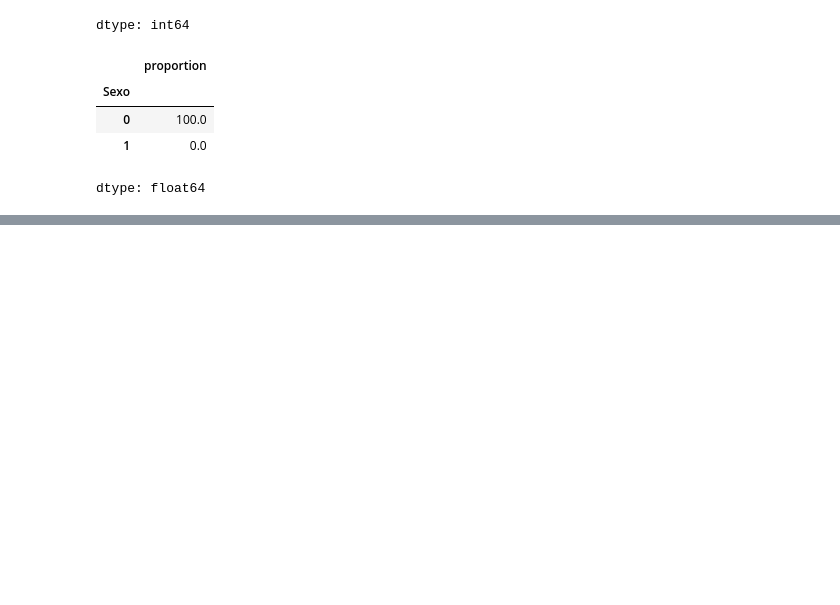
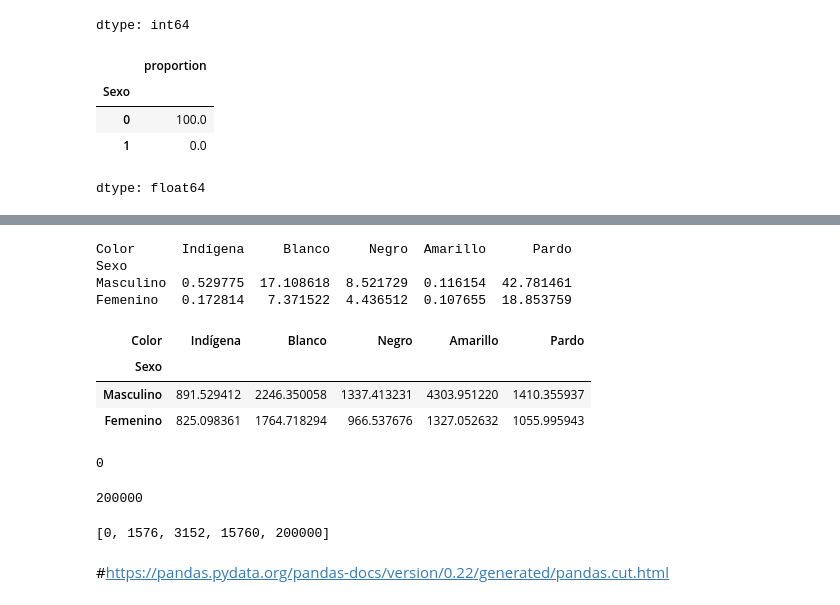
Before and after one commit to RuthJimenez309/_Python_Estadastica_, a Jupyter notebook: _Python_Estadastica.ipynb, the cells around one changed output, grey strips where cells are left out. Drawn from its saved outputs; the diff is of its cells as text; code cells hidden in the pictures; blank space fills up the shorter version.

```diff
--- a/_Python_Estadastica.ipynb
+++ b/_Python_Estadastica.ipynb
@@ -119,0 +192,39 @@ dtype: float64
+# %%
+# Diccionarios para que los resultados se entiendan
+sexo = {0: 'Masculino', 1: 'Femenino'}
+color = {0: 'Indígena', 2: 'Blanco', 4: 'Negro', 6: 'Amarillo', 8: 'Pardo'}
+
+# Crear una tabla de frecuencias (Cruce de variables)
+frecuencia = pd.crosstab(datos.Sexo, datos.Color)
+frecuencia.rename(index = sexo, columns = color, inplace = True)
+
+# Calcular el porcentaje sobre el TOTAL
+proporcion = (frecuencia / frecuencia.sum().sum()) * 100
+print(proporcion)
+# %% [output]
+Color      Indígena     Blanco     Negro  Amarillo      Pardo
+Sexo
+Masculino  0.529775  17.108618  8.521729  0.116154  42.781461
+Femenino   0.172814   7.371522  4.436512  0.107655  18.853759
+# %%
+porcentaje = pd.crosstab(datos.Sexo,
+                         datos.Color,
+                         aggfunc = 'mean',
+                         values = datos.Ingreso)
+porcentaje.rename(index = sexo,inplace = True)
+porcentaje.rename(columns = color,inplace = True)
+porcentaje
+# %% [output]
+| Color | Indígena | Blanco | Negro | Amarillo | Pardo |
+| Sexo |  |  |  |  |  |
+| Masculino | 891.529412 | 2246.350058 | 1337.413231 | 4303.951220 | 1410.355937 |
+| Femenino | 825.098361 | 1764.718294 | 966.537676 | 1327.052632 | 1055.995943 |
+# %%
+datos.Ingreso.min()
+# %% [output]
+0
+# %%
+# cual es el salario maximo
+datos.Ingreso.max()
+# %% [output]
+200000
@@ -119,0 +234,4 @@ dtype: float64
+# %%
+clases
+# %% [output]
+[0, 1576, 3152, 15760, 200000]
@@ -119,0 +241,2 @@ dtype: float64
+# %% [markdown]
+#https://pandas.pydata.org/pandas-docs/version/0.22/generated/pandas.cut.html
```
Also changed, not shown: parts of 27 cells of this notebook.
